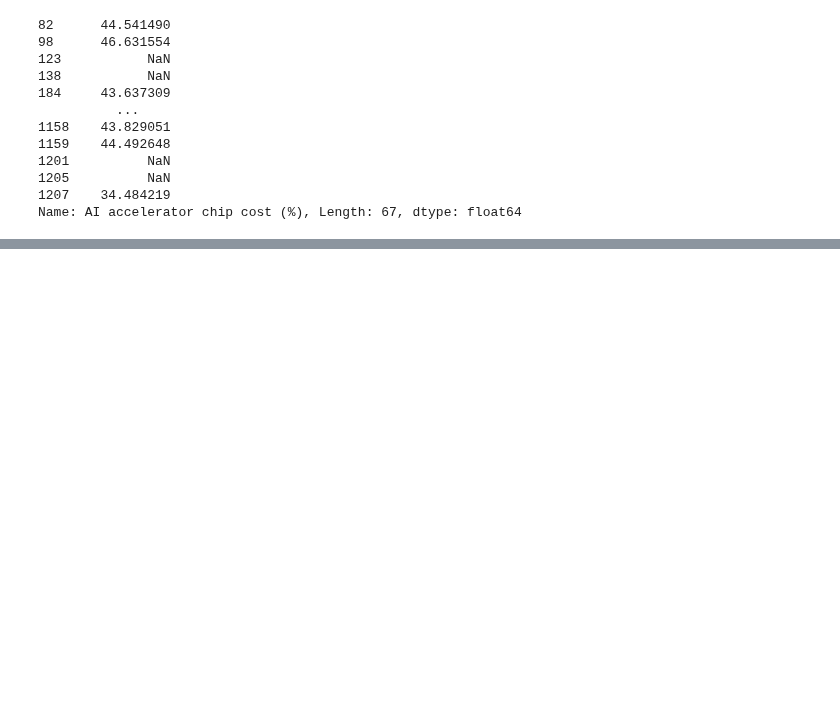
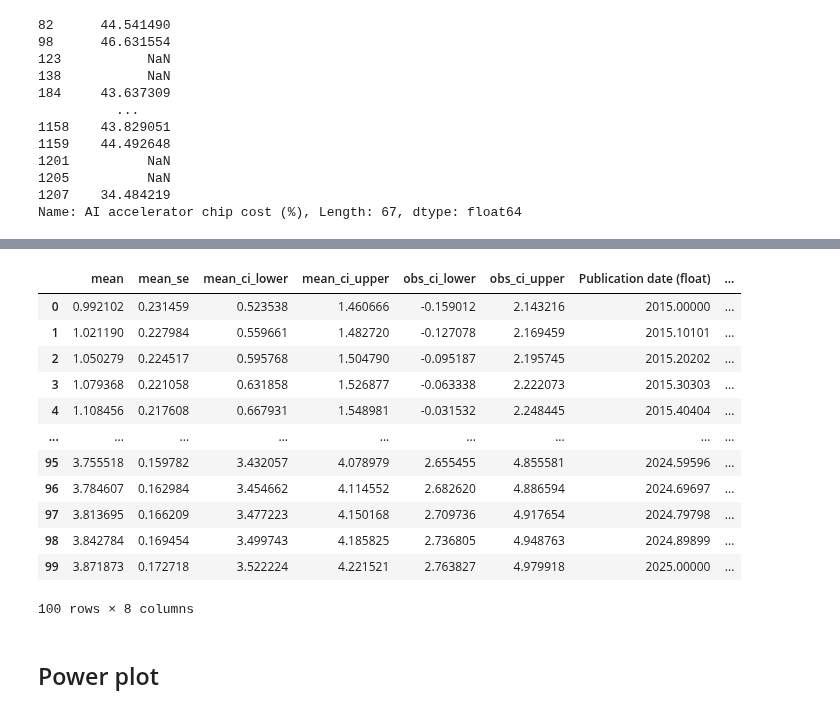
Before and after one commit to epoch-research/training-cost-trends, a Jupyter notebook: cost_analysis.ipynb, the cells around one changed output, grey strips where cells are left out. Drawn from its saved outputs; the diff is of its cells as text; code cells hidden in the pictures; blank space fills up the shorter version.

```diff
--- a/cost_analysis.ipynb
+++ b/cost_analysis.ipynb
@@ -699,0 +738,8 @@ strong multicollinearity or other numerical problems.
+# %%
+pred_start_year = 2015
+pred_end_year = 2025
+pred_start_date = f'{pred_start_year}-01-01'
+pred_end_date = f'{pred_end_year}-01-01'
+
+pred_years = pd.DataFrame({'Publication date (float)': np.linspace(pred_start_year, pred_end_year, 100)})
+pred_years
@@ -699,0 +760,20 @@ strong multicollinearity or other numerical problems.
+# %%
+predicted_power_df = get_predictions(power_reg_results, pred_years, ['Publication date (float)'])
+predicted_power_df['Publication date'] = predicted_power_df['Publication date (float)'].apply(float_year_to_datetime)
+predicted_power_df
+# %% [output]
+|  | mean | mean_se | mean_ci_lower | mean_ci_upper | obs_ci_lower | obs_ci_upper | Publication date (float) | ... |
+| 0 | 0.992102 | 0.231459 | 0.523538 | 1.460666 | -0.159012 | 2.143216 | 2015.00000 | ... |
+| 1 | 1.021190 | 0.227984 | 0.559661 | 1.482720 | -0.127078 | 2.169459 | 2015.10101 | ... |
+| 2 | 1.050279 | 0.224517 | 0.595768 | 1.504790 | -0.095187 | 2.195745 | 2015.20202 | ... |
+| 3 | 1.079368 | 0.221058 | 0.631858 | 1.526877 | -0.063338 | 2.222073 | 2015.30303 | ... |
+| 4 | 1.108456 | 0.217608 | 0.667931 | 1.548981 | -0.031532 | 2.248445 | 2015.40404 | ... |
+| ... | ... | ... | ... | ... | ... | ... | ... | ... |
+| 95 | 3.755518 | 0.159782 | 3.432057 | 4.078979 | 2.655455 | 4.855581 | 2024.59596 | ... |
+| 96 | 3.784607 | 0.162984 | 3.454662 | 4.114552 | 2.682620 | 4.886594 | 2024.69697 | ... |
+| 97 | 3.813695 | 0.166209 | 3.477223 | 4.150168 | 2.709736 | 4.917654 | 2024.79798 | ... |
+| 98 | 3.842784 | 0.169454 | 3.499743 | 4.185825 | 2.736805 | 4.948763 | 2024.89899 | ... |
+| 99 | 3.871873 | 0.172718 | 3.522224 | 4.221521 | 2.763827 | 4.979918 | 2025.00000 | ... |
+100 rows × 8 columns
+# %% [markdown]
+## Power plot
```
Also changed, not shown: parts of 9 cells of this notebook.
